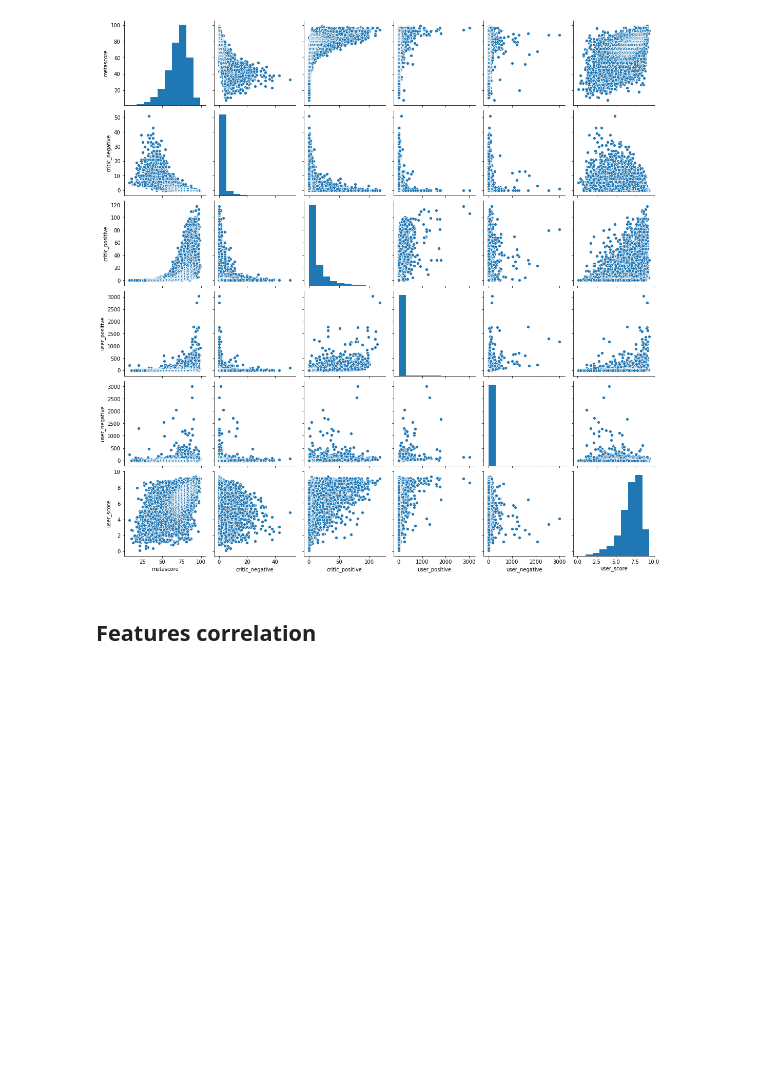
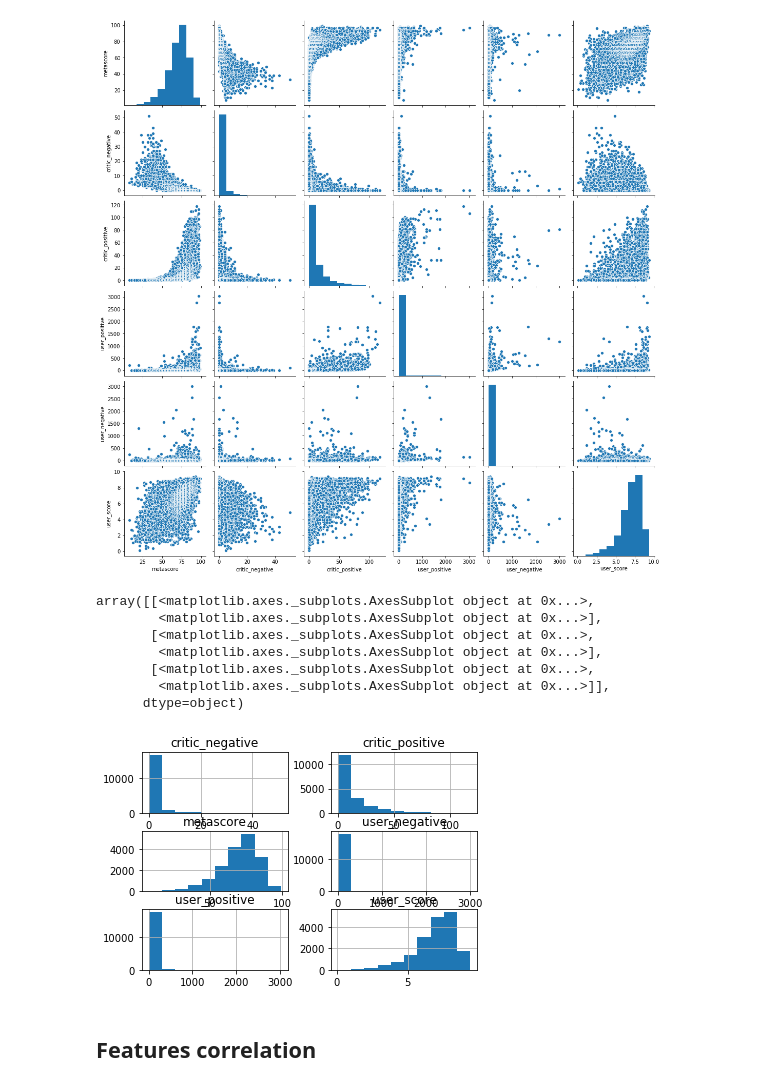
Before and after one commit to vseredovych/ML, a Jupyter notebook: IT/IT1/Linear Regression - IT.ipynb, the cells around one changed output. Cells and saved outputs as stored; diff of their text form; code cells hidden in the pictures; blank space fills up the shorter version.

```diff
--- a/IT/IT1/Linear Regression - IT.ipynb
+++ b/IT/IT1/Linear Regression - IT.ipynb
@@ -263,6 +270,17 @@ Test set: X=(3565, 90), y=(3565,)
 plot_feature_scatters(df)
 # %% [output]
 [figure]
+# %%
+df.hist()
+# %% [output]
+array([[<matplotlib.axes._subplots.AxesSubplot object at 0x...>,
+        <matplotlib.axes._subplots.AxesSubplot object at 0x...>],
+       [<matplotlib.axes._subplots.AxesSubplot object at 0x...>,
+        <matplotlib.axes._subplots.AxesSubplot object at 0x...>],
+       [<matplotlib.axes._subplots.AxesSubplot object at 0x...>,
+        <matplotlib.axes._subplots.AxesSubplot object at 0x...>]],
+      dtype=object)
+[figure, added]
 # %% [markdown]
 ## Features correlation
 # %%
```
Also changed, not shown: parts of 1 cell of this notebook.
